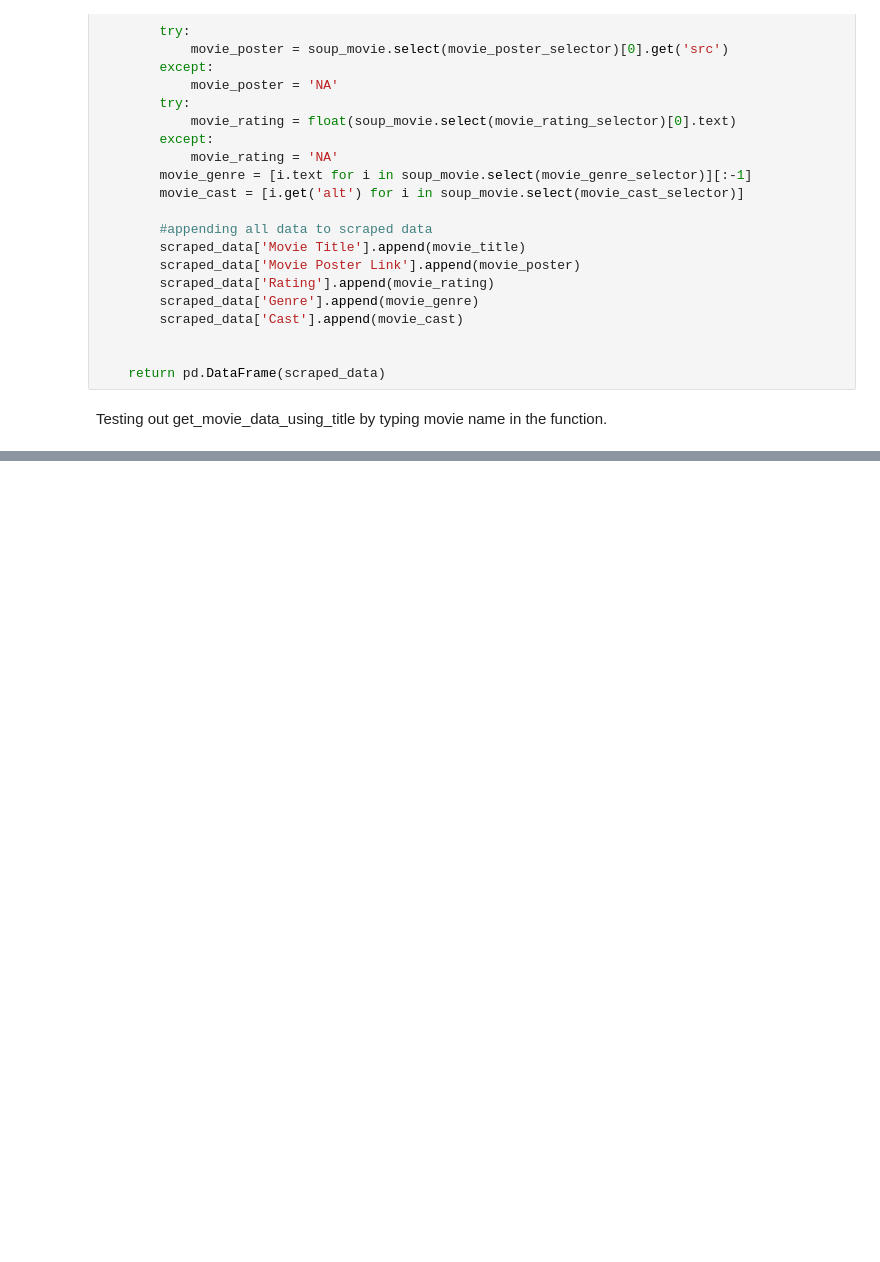
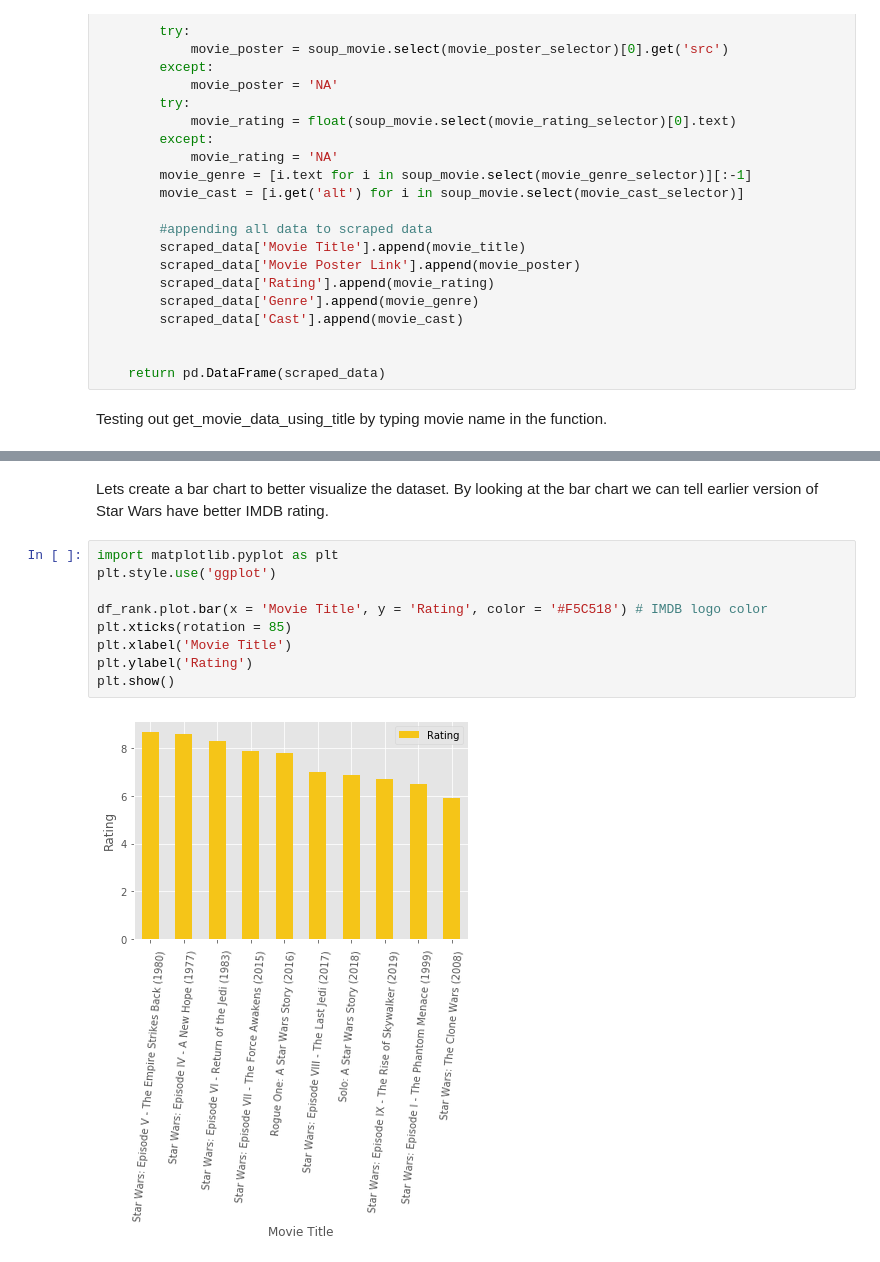
Before and after one commit to joeychen35/Web-Scraping, a Jupyter notebook: IMDB Web Crawling.ipynb, the cells around one changed output, grey strips where cells are left out. Drawn from its saved outputs; the diff is of its cells as text; blank space fills up the shorter version.

```diff
--- a/IMDB Web Crawling.ipynb
+++ b/IMDB Web Crawling.ipynb
@@ -212,0 +214,13 @@ df.head(30)
+# %% [markdown]
+Lets create a bar chart to better visualize the dataset. By looking at the bar chart we can tell earlier version of Star Wars have better IMDB rating.
+# %%
+import matplotlib.pyplot as plt
+plt.style.use('ggplot')
+
+df_rank.plot.bar(x = 'Movie Title', y = 'Rating', color = '#F5C518') # IMDB logo color
+plt.xticks(rotation = 85)
+plt.xlabel('Movie Title')
+plt.ylabel('Rating')
+plt.show()
+# %% [output]
+[figure, added]
```
Also changed, not shown: parts of 3 cells of this notebook.
